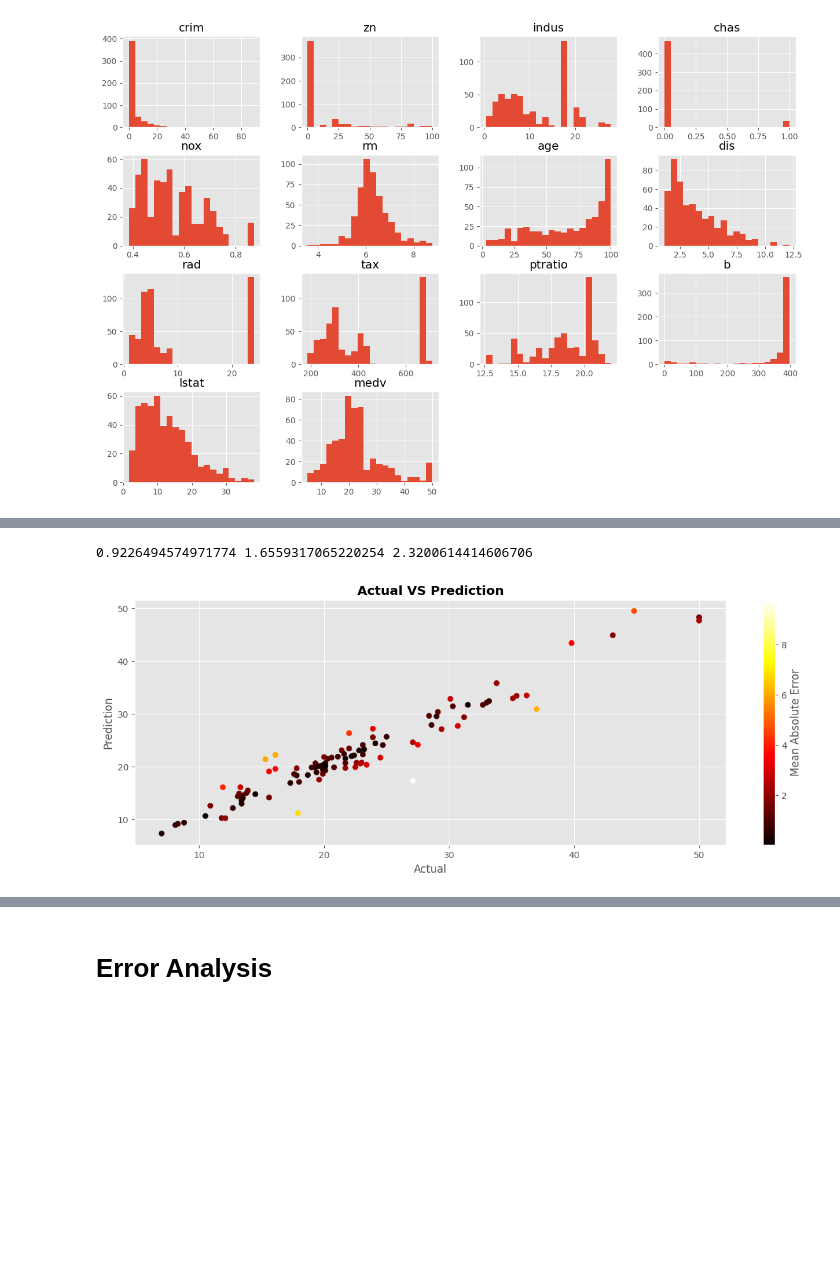
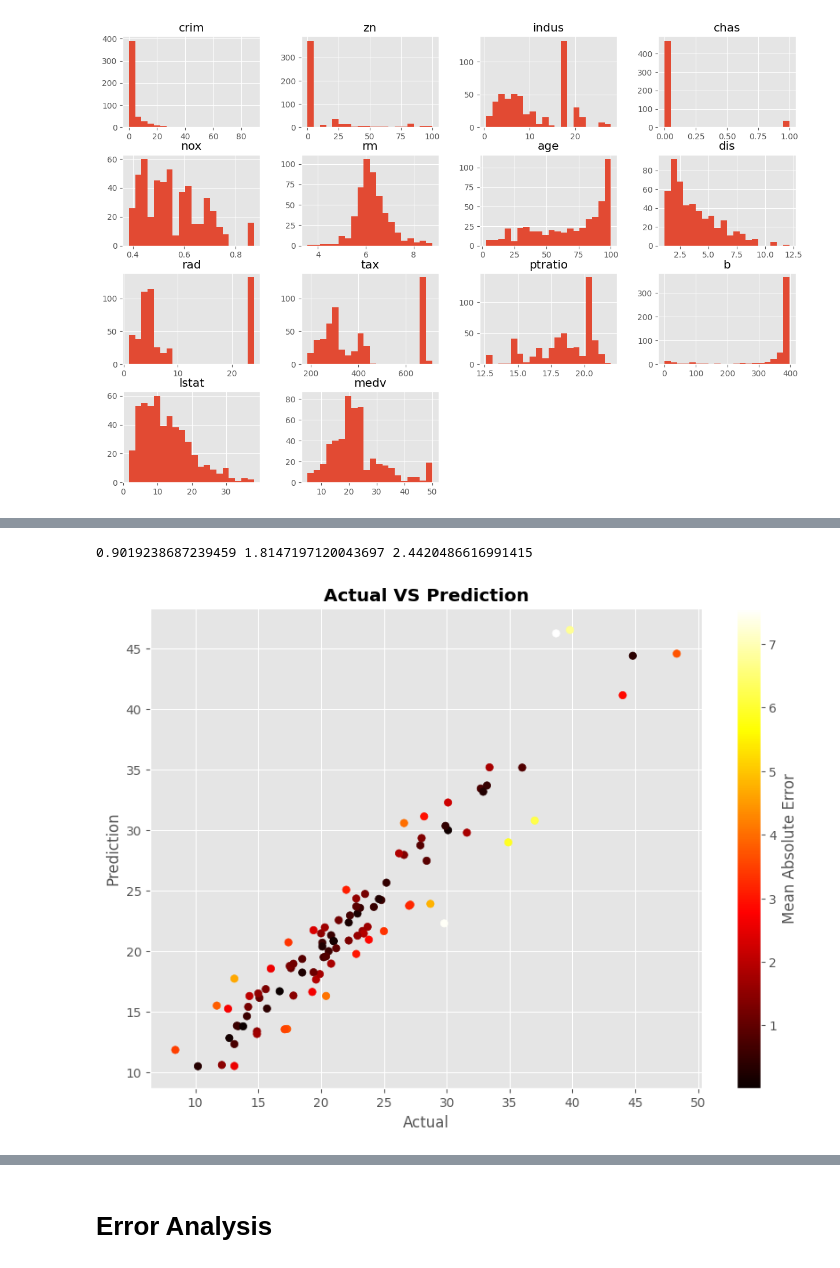
Before and after one commit to beridzeg45/Machine-Learning, a Jupyter notebook: boston_house_prices_prediction (XGBoost).ipynb, the cells around one changed output, grey strips where cells are left out. Cells and saved outputs as stored; diff of their text form; code cells hidden in the pictures; blank space fills up the shorter version.

```diff
--- a/boston_house_prices_prediction (XGBoost).ipynb
+++ b/boston_house_prices_prediction (XGBoost).ipynb
@@ -31,6 +32,8 @@ df.hist(bins=20,ax=ax)
 plt.show()
 # %% [output]
 [figure]
+# %%
+df=df[df['medv']!=50]
 # %%
 df.corr()['medv'].sort_values(ascending=False)
 # %% [output]
@@ -66,7 +69,7 @@ param_grid={'n_estimators':[100,1000,2000],
             'learning_rate':[0.01,0.1,0.15],
             'max_depth':[None,1,3,5,7,9]}
 
-grid_search_cv=GridSearchCV(estimator=model,param_grid=param_grid,cv=5,verbose=10,scoring='r2')
+grid_search_cv=GridSearchCV(estimator=model,param_grid=param_grid,cv=3,verbose=10,scoring='neg_mean_absolute_error')
 grid_search_cv.fit(X_train,y_train)
 
 best_model=grid_search_cv.best_estimator_
@@ -148,0 +152,24 @@ plt.show()
+# %%
+import xgboost as xgb
+
+X_train, X_valid, y_train, y_valid = train_test_split(X_train, y_train, test_size=0.3)
+
+
+# Fit the model and monitor the loss function on the training and validation sets
+eval_set = [(X_train, y_train), (X_valid, y_valid)]
+best_model.fit(X_train, y_train, eval_set=eval_set, eval_metric='mae', early_stopping_rounds=10, verbose=True)
+
+# Access the training history
+results = best_model.evals_result()
+train_loss = results['validation_0']['mae']
+val_loss = results['validation_1']['mae']
+epochs = range(1, len(train_loss) + 1)
+
+# Plot the loss function during training
+plt.plot(epochs, train_loss, label='Training Loss')
+plt.plot(epochs, val_loss, label='Validation Loss')
+plt.xlabel('Boosting Rounds')
+plt.ylabel('Mean Absolute Error (MAE)')
+plt.title('Loss Function During Training')
+plt.legend()
+plt.show()
@@ -157,17 +203,17 @@ rmse_test=metrics.mean_squared_error(test_prediction,y_test,squared=False)
 
 print(r2_test,mae_test,rmse_test)
 # %% [output]
-0.9226494574971774 1.6559317065220254 2.3200614414606706
+0.9019238687239459 1.8147197120043697 2.4420486616991415
 # %%
-plt.figure(figsize=(15,5))
+plt.figure(figsize=(10,7))
 plt.scatter(x=y_test,y=test_prediction,c=(y_test-test_prediction).abs(),cmap='hot')
 plt.title('Actual VS Prediction',fontweight='bold')
 plt.colorbar().set_label('Mean Absolute Error')
 plt.xlabel('Actual')
 plt.ylabel('Prediction')
 plt.show()
 # %% [output]
-[figure, old version]
+[figure, new version]
 # %%
 weights=best_model.feature_importances_
 features=best_model.feature_names_in_
```
Also changed, not shown: parts of 10 cells of this notebook.
